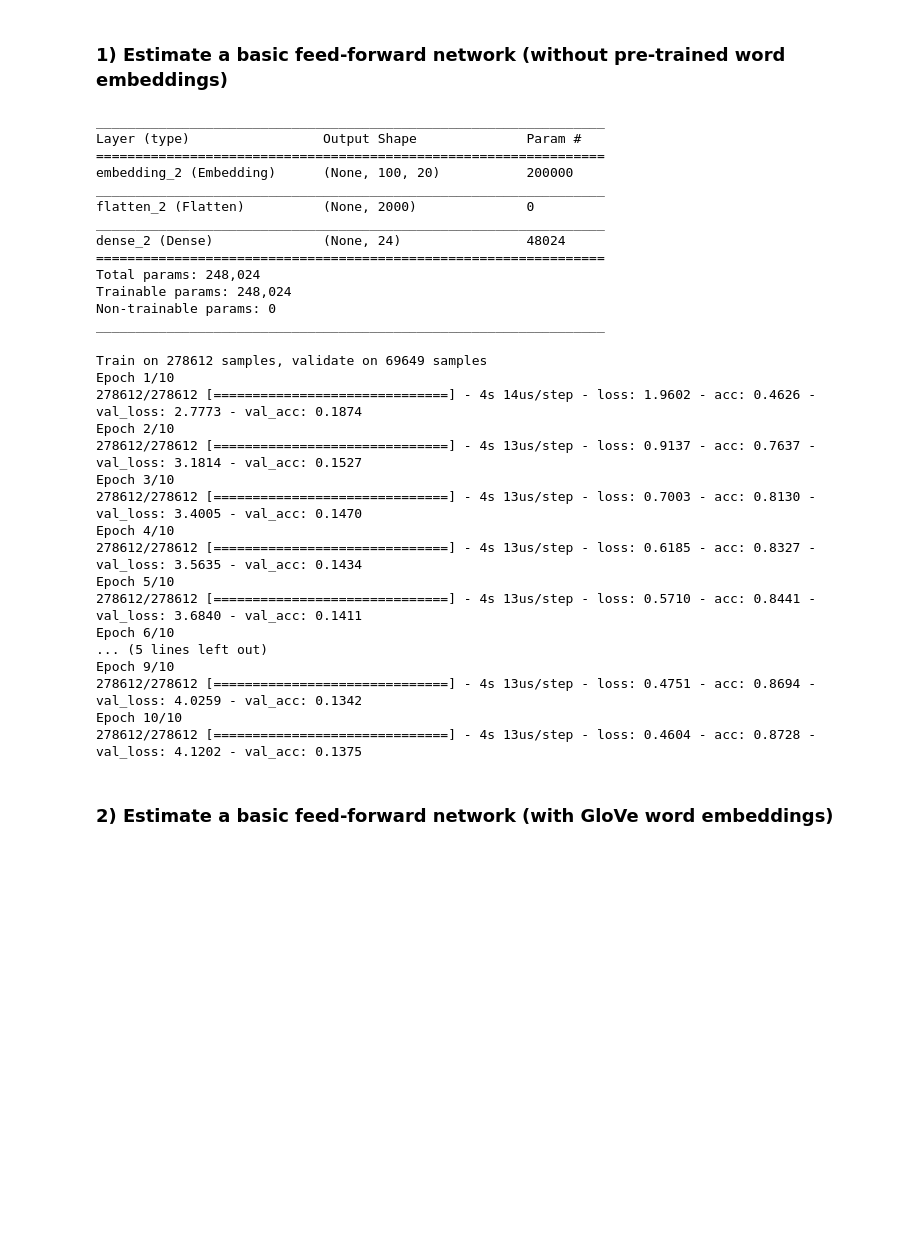
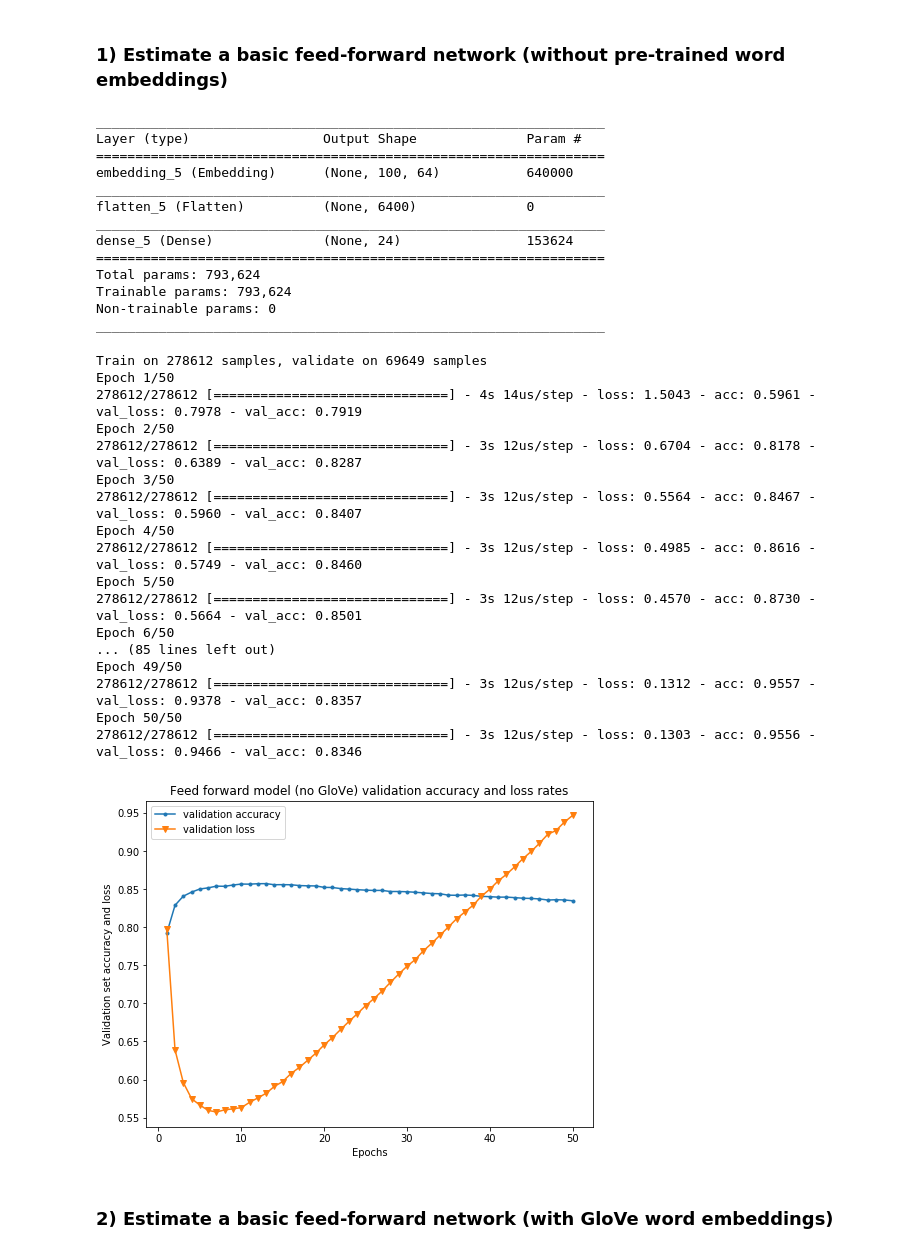
Before and after one commit to css-research/hw02, a Jupyter notebook: Tan_Sanittawan_working_hw02.ipynb, the cells around one changed output. Cells and saved outputs as stored; diff of their text form; code cells hidden in the pictures; blank space fills up the shorter version.

```diff
--- a/Tan_Sanittawan_working_hw02.ipynb
+++ b/Tan_Sanittawan_working_hw02.ipynb
@@ -62,0 +54,3 @@ word_index = {**train_word_index, **val_word_index}
+# %%
+val_sequences = tokenizer.texts_to_sequences(val_text)
+val_text = pad_sequences(val_sequences, maxlen=max_len)
@@ -102,7 +99,7 @@ from keras.layers import Flatten, Dense
 # %%
 # how to select dimension ? 8?
 ff_no_glove = Sequential()
-ff_no_glove.add(Embedding(10000, 20, input_length=max_len))
+ff_no_glove.add(Embedding(10000, 64, input_length=max_len))
 ff_no_glove.add(Flatten())
 ff_no_glove.add(Dense(24, activation='softmax'))
 ff_no_glove.compile(optimizer='rmsprop',
@@ -113,38 +110,54 @@ ff_no_glove.summary()
 _________________________________________________________________
 Layer (type)                 Output Shape              Param #
 =================================================================
-embedding_2 (Embedding)      (None, 100, 20)           200000
+embedding_5 (Embedding)      (None, 100, 64)           640000
 _________________________________________________________________
-flatten_2 (Flatten)          (None, 2000)              0
+flatten_5 (Flatten)          (None, 6400)              0
 _________________________________________________________________
-dense_2 (Dense)              (None, 24)                48024
+dense_5 (Dense)              (None, 24)                153624
 =================================================================
-Total params: 248,024
-Trainable params: 248,024
+Total params: 793,624
+Trainable params: 793,624
 Non-trainable params: 0
 _________________________________________________________________
 # %%
 ff_no_glove_history = ff_no_glove.fit(train_text, train_label,
-                                      epochs=10,
+                                      epochs=50,
                                       batch_size=512,
                                       validation_data=(val_text, val_label))
 # %% [output]
 Train on 278612 samples, validate on 69649 samples
-Epoch 1/10
-278612/278612 [==============================] - 4s 14us/step - loss: 1.9602 - acc: 0.4626 - val_loss: 2.7773 - val_acc: 0.1874
-Epoch 2/10
-278612/278612 [==============================] - 4s 13us/step - loss: 0.9137 - acc: 0.7637 - val_loss: 3.1814 - val_acc: 0.1527
-Epoch 3/10
-278612/278612 [==============================] - 4s 13us/step - loss: 0.7003 - acc: 0.8130 - val_loss: 3.4005 - val_acc: 0.1470
-Epoch 4/10
-278612/278612 [==============================] - 4s 13us/step - loss: 0.6185 - acc: 0.8327 - val_loss: 3.5635 - val_acc: 0.1434
-Epoch 5/10
-278612/278612 [==============================] - 4s 13us/step - loss: 0.5710 - acc: 0.8441 - val_loss: 3.6840 - val_acc: 0.1411
-Epoch 6/10
-... (5 lines left out)
-Epoch 9/10
-278612/278612 [==============================] - 4s 13us/step - loss: 0.4751 - acc: 0.8694 - val_loss: 4.0259 - val_acc: 0.1342
-Epoch 10/10
-278612/278612 [==============================] - 4s 13us/step - loss: 0.4604 - acc: 0.8728 - val_loss: 4.1202 - val_acc: 0.1375
+Epoch 1/50
+278612/278612 [==============================] - 4s 14us/step - loss: 1.5043 - acc: 0.5961 - val_loss: 0.7978 - val_acc: 0.7919
+Epoch 2/50
+278612/278612 [==============================] - 3s 12us/step - loss: 0.6704 - acc: 0.8178 - val_loss: 0.6389 - val_acc: 0.8287
+Epoch 3/50
+278612/278612 [==============================] - 3s 12us/step - loss: 0.5564 - acc: 0.8467 - val_loss: 0.5960 - val_acc: 0.8407
+Epoch 4/50
+278612/278612 [==============================] - 3s 12us/step - loss: 0.4985 - acc: 0.8616 - val_loss: 0.5749 - val_acc: 0.8460
+Epoch 5/50
+278612/278612 [==============================] - 3s 12us/step - loss: 0.4570 - acc: 0.8730 - val_loss: 0.5664 - val_acc: 0.8501
+Epoch 6/50
+... (85 lines left out)
+Epoch 49/50
+278612/278612 [==============================] - 3s 12us/step - loss: 0.1312 - acc: 0.9557 - val_loss: 0.9378 - val_acc: 0.8357
+Epoch 50/50
+278612/278612 [==============================] - 3s 12us/step - loss: 0.1303 - acc: 0.9556 - val_loss: 0.9466 - val_acc: 0.8346
+# %%
+ff_no_glove_history_dict = ff_no_glove_history.history
+ff_no_glove_val_acc = ff_no_glove_history_dict['val_acc']
+ff_no_golve_val_loss = ff_no_glove_history_dict['val_loss']
+# %%
+epochs = np.arange(1, 51)
+plt.figure(figsize=(8, 6))
+plt.plot(epochs, ff_no_glove_val_acc, label='validation accuracy', marker='.')
+plt.plot(epochs, ff_no_golve_val_loss, label='validation loss', marker='v')
+plt.ylabel('Validation set accuracy and loss')
+plt.xlabel('Epochs')
+plt.title('Feed forward model (no GloVe) validation accuracy and loss rates')
+plt.legend(loc='best')
+plt.show()
+# %% [output]
+[figure, added]
 # %% [markdown]
 ### 2) Estimate a basic feed-forward network (with GloVe word embeddings)
```
Also changed, not shown: parts of 48 cells of this notebook.
